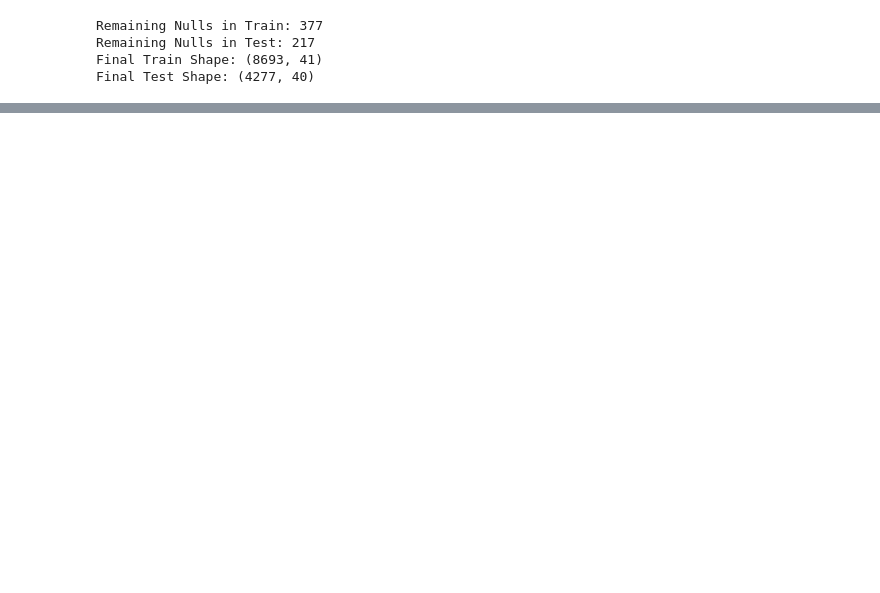
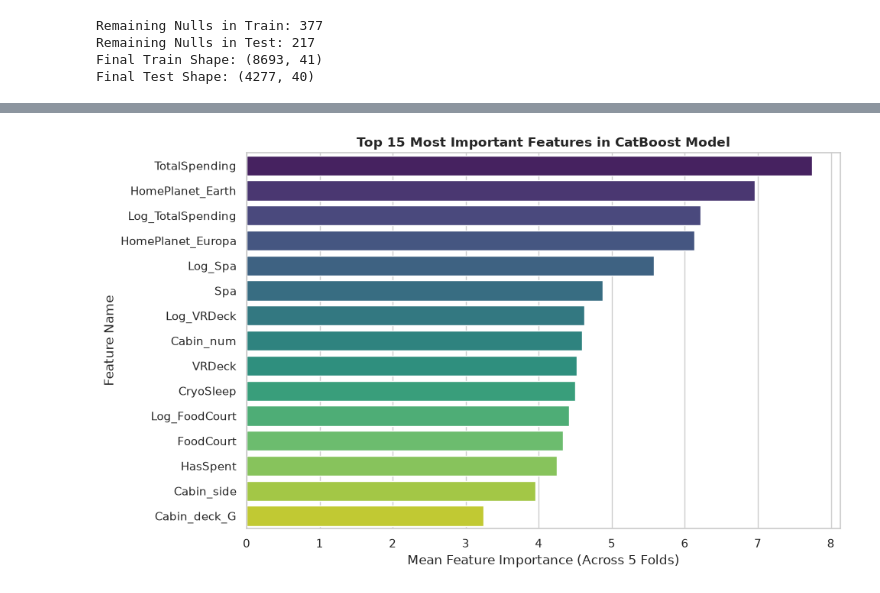
Before and after one commit to skynet-datagrid-labs/alpha-centauri-rescue, a Jupyter notebook: notebooks/Ivan/placeholder.ipynb, the cells around one changed output, grey strips where cells are left out. Saved outputs shown, nothing was run; the diff lists cells and outputs as text; code cells hidden in the pictures; blank space fills up the shorter version.

```diff
--- a/notebooks/Ivan/placeholder.ipynb
+++ b/notebooks/Ivan/placeholder.ipynb
@@ -1176,0 +1517,95 @@ Passing `palette` without assigning `hue` is deprecated and will be removed in v
+# %%
+import numpy as np
+import pandas as pd
+import matplotlib.pyplot as plt
+import seaborn as sns
+from catboost import CatBoostClassifier
+from sklearn.model_selection import StratifiedKFold
+from sklearn.metrics import accuracy_score
+
+# 1. Align features and target with the XGBoost pipeline
+exclude_cols = ['PassengerId', 'Transported', 'Group']
+feature_cols = [col for col in train_cleaned.columns if col not in exclude_cols]
+
+X = train_cleaned[feature_cols]
+y = train_cleaned['Transported']
+X_test = test_cleaned[feature_cols]
+
+# 2. Configure 5-Fold Stratified Cross-Validation
+skf = StratifiedKFold(n_splits=5, shuffle=True, random_state=42)
+
+oof_preds_cb = np.zeros(len(train_cleaned))
+test_preds_cb = np.zeros(len(test_cleaned))
+cb_feature_importances = np.zeros(len(feature_cols))
+
+cb_params = {
+    'iterations': 1000,
+    'learning_rate': 0.03,
+    'depth': 6,
+    'eval_metric': 'Accuracy',
+    'random_seed': 42,
+    'early_stopping_rounds': 50,
+    'verbose': False
+}
+
+print("Training CatBoost Classifier across 5 Folds...\n" + "-" * 50)
+
+for fold, (train_idx, val_idx) in enumerate(skf.split(X, y), 1):
+    X_tr, y_tr = X.iloc[train_idx], y.iloc[train_idx]
+    X_va, y_va = X.iloc[val_idx], y.iloc[val_idx]
+
+    cb_model = CatBoostClassifier(**cb_params)
+    cb_model.fit(
+        X_tr, y_tr,
+        eval_set=(X_va, y_va),
+        use_best_model=True
+    )
+
+    # Validation probabilities
+    val_probs = cb_model.predict_proba(X_va)[:, 1]
+    oof_preds_cb[val_idx] = val_probs
+
+    # Accumulate test set predictions across folds
+    test_preds_cb += cb_model.predict_proba(X_test)[:, 1] / skf.n_splits
+
+    # Accumulate feature importances
+    cb_feature_importances += cb_model.get_feature_importance() / skf.n_splits
+
+    fold_acc = accuracy_score(y_va, (val_probs >= 0.5).astype(int))
+    print(f"Fold {fold} CatBoost Accuracy: {fold_acc:.5f}")
+
+# 3. Overall Out-Of-Fold Performance vs. XGBoost
+oof_acc_cb = accuracy_score(y, (oof_preds_cb >= 0.5).astype(int))
+print("-" * 50)
+print(f"CatBoost Out-Of-Fold (OOF) Accuracy: {oof_acc_cb:.5f}")
+
+if 'oof_acc' in globals():
+    print(f"XGBoost  Out-Of-Fold (OOF) Accuracy: {oof_acc:.5f}")
+    diff = oof_acc_cb - oof_acc
+    print(f"Delta (CatBoost vs XGBoost):        {diff:+.5f}")
+print("-" * 50)
+
+# 4. Generate Dedicated CatBoost Submission
+cb_submission = pd.DataFrame({
+    'PassengerId': test_cleaned['PassengerId'],
+    'Transported': (test_preds_cb >= 0.5).astype(bool)
+})
+
+cb_sub_path = SUBMISSION_DIR / "catboost_baseline_submission.csv"
+cb_submission.to_csv(cb_sub_path, index=False)
+print(f"CatBoost submission saved to: {cb_sub_path}\n")
+
+# 5. Plot CatBoost Top 15 Feature Importances
+cb_fi_df = pd.DataFrame({
+    'Feature': feature_cols,
+    'Importance': cb_feature_importances
+}).sort_values('Importance', ascending=False)
+
+plt.figure(figsize=(10, 6))
+sns.barplot(x='Importance', y='Feature', data=cb_fi_df.head(15), palette='viridis')
+plt.title('Top 15 Most Important Features in CatBoost Model', fontsize=12, fontweight='bold')
+plt.xlabel('Mean Feature Importance (Across 5 Folds)')
+plt.ylabel('Feature Name')
+plt.tight_layout()
+plt.show()
+# %% [output]
@@ -1176,0 +1628 @@ Passing `palette` without assigning `hue` is deprecated and will be removed in v
+[figure, added]
```
Also changed, not shown: parts of 19 cells of this notebook, 1 other file.
